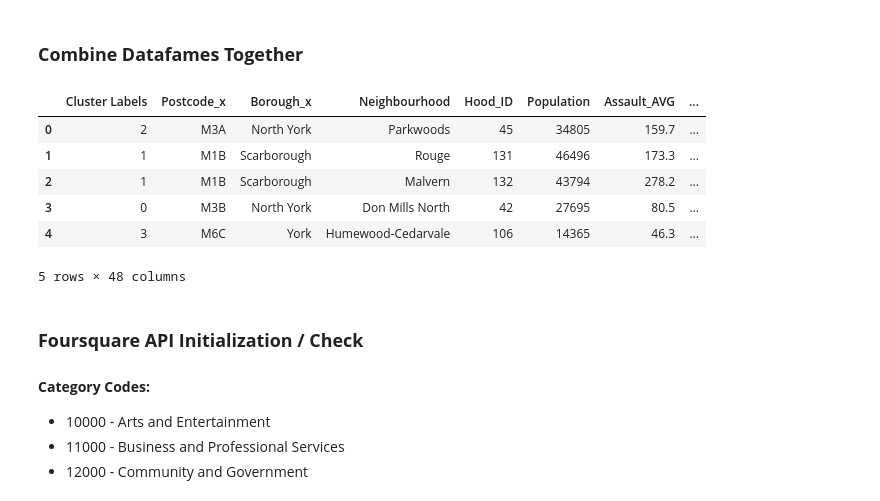
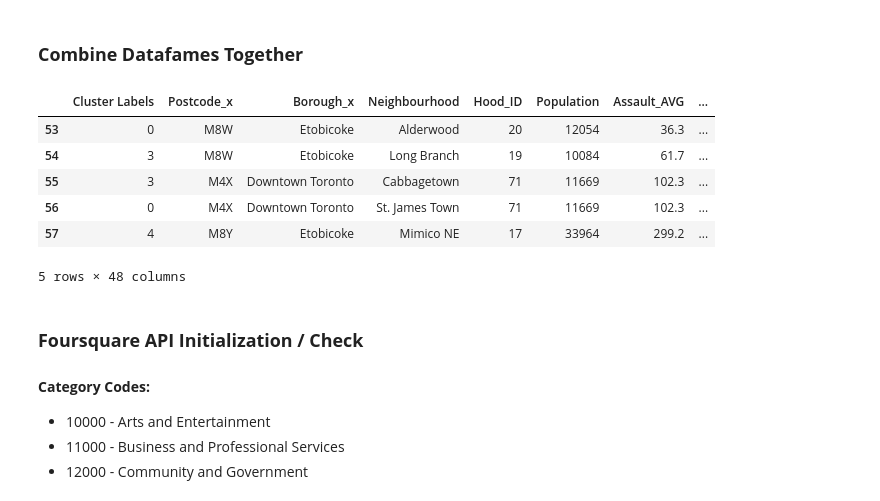
Before and after one commit to Sujeev-Uthayakumar/clustering-navigation, a Jupyter notebook: src/index.ipynb, the cells around one changed output. Saved outputs shown, nothing was run; the diff lists cells and outputs as text; code cells hidden in the pictures.

```diff
--- a/src/index.ipynb
+++ b/src/index.ipynb
@@ -83,19 +90,19 @@ population_data.head()
 # %%
 k = 6
 combined_dataframe = pd.merge(combined_data, population_data, on="Neighbourhood")
 combined_dataframe
 toronto_clustering = combined_dataframe[["Homicide_AVG", "No certificate, diploma or degree", "Hood_ID", "Neighbourhood Number"]]
 kmeans = KMeans(n_clusters = k,random_state=0).fit(toronto_clustering)
 toronto_clustering
 combined_dataframe.insert(0, "Cluster Labels", kmeans.labels_)
-combined_dataframe.head()
+combined_dataframe.tail()
 # %% [output]
 |  | Cluster Labels | Postcode_x | Borough_x | Neighbourhood | Hood_ID | Population | Assault_AVG | ... |
-| 0 | 2 | M3A | North York | Parkwoods | 45 | 34805 | 159.7 | ... |
-| 1 | 1 | M1B | Scarborough | Rouge | 131 | 46496 | 173.3 | ... |
-| 2 | 1 | M1B | Scarborough | Malvern | 132 | 43794 | 278.2 | ... |
-| 3 | 0 | M3B | North York | Don Mills North | 42 | 27695 | 80.5 | ... |
-| 4 | 3 | M6C | York | Humewood-Cedarvale | 106 | 14365 | 46.3 | ... |
+| 53 | 0 | M8W | Etobicoke | Alderwood | 20 | 12054 | 36.3 | ... |
+| 54 | 3 | M8W | Etobicoke | Long Branch | 19 | 10084 | 61.7 | ... |
+| 55 | 3 | M4X | Downtown Toronto | Cabbagetown | 71 | 11669 | 102.3 | ... |
+| 56 | 0 | M4X | Downtown Toronto | St. James Town | 71 | 11669 | 102.3 | ... |
+| 57 | 4 | M8Y | Etobicoke | Mimico NE | 17 | 33964 | 299.2 | ... |
 5 rows × 48 columns
 # %% [markdown]
 <h3><b>Foursquare API Initialization / Check</b></h3>
```
Also changed, not shown: parts of 11 cells of this notebook.
